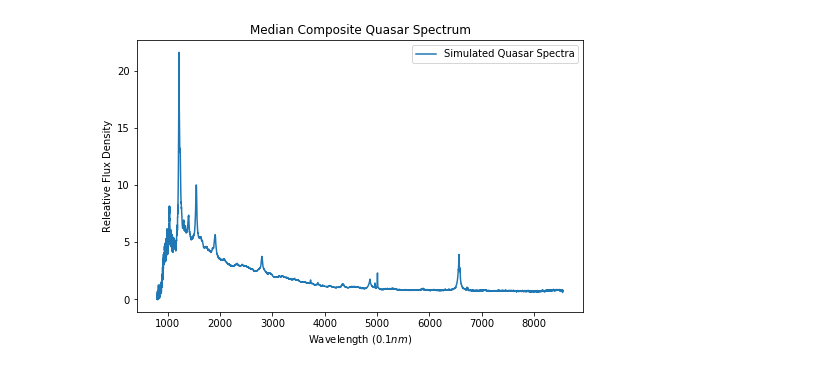
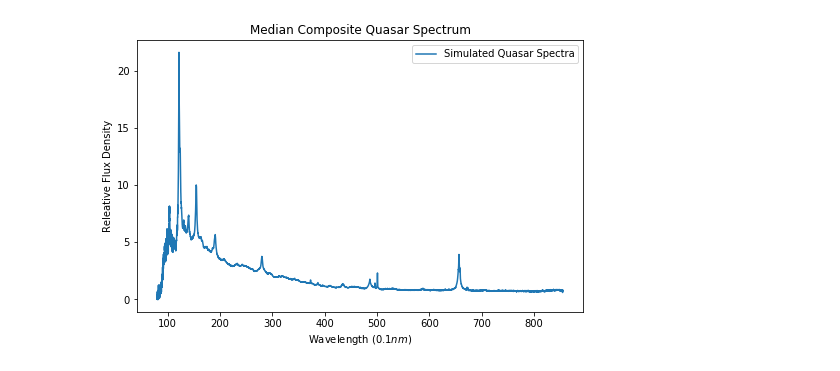
Before and after one commit to jbc1216/ASTR499, a Jupyter notebook: QuasarSpectra.ipynb, the cells around one changed output. Cells and saved outputs as stored; diff of their text form; code cells hidden in the pictures.

```diff
--- a/QuasarSpectra.ipynb
+++ b/QuasarSpectra.ipynb
@@ -6,6 +6,8 @@ import pandas as pd
 Qdata = pd.read_csv('QuasarData.txt', sep=' ', header = None, skipinitialspace=True)
 Qdata.columns = ['Wavelength','FluxDensity','eFluxD']
 print(Qdata)
+Wavelength = Qdata['Wavelength']*0.1
+FluxD = np.asarray(Qdata['FluxDensity'])
 # %% [output]
       Wavelength  FluxDensity  eFluxD
 0          800.5        0.149   0.074
@@ -24,15 +26,15 @@ print(Qdata)
 # %%
 # Problem 1a
 # want to plot spectrum of quasar (wavelength vs FluxDensity)
 fig, ax = plt.subplots(1,1, figsize=(8,5))
-ax.plot(Qdata['Wavelength'], Qdata['FluxDensity'], label='Simulated Quasar Spectra')
+ax.plot(Wavelength, FluxD, label='Simulated Quasar Spectra')
 ax.set_title('Median Composite Quasar Spectrum')
 ax.set_xlabel('Wavelength $(0.1nm)$')
 ax.set_ylabel('Releative Flux Density')
 ax.legend(loc='best')
 plt.show()
 # %% [output]
-[figure, old version]
+[figure, new version]
 # %%
 # Problem 1b
 # Wavlengths = 400-700   ---- these are any wavelengths in table from 4000-7000
```
Also changed, not shown: parts of 5 cells of this notebook.
